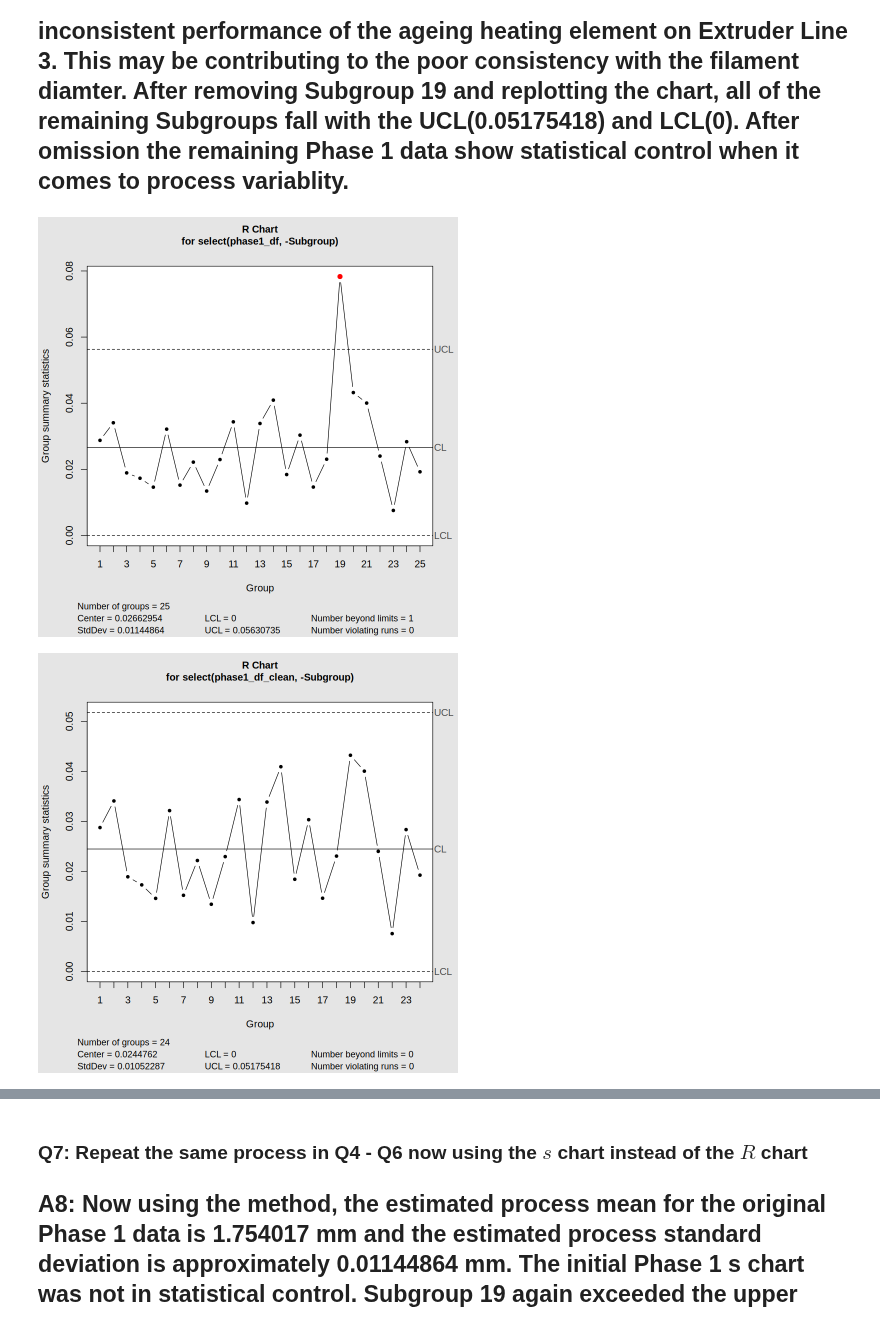
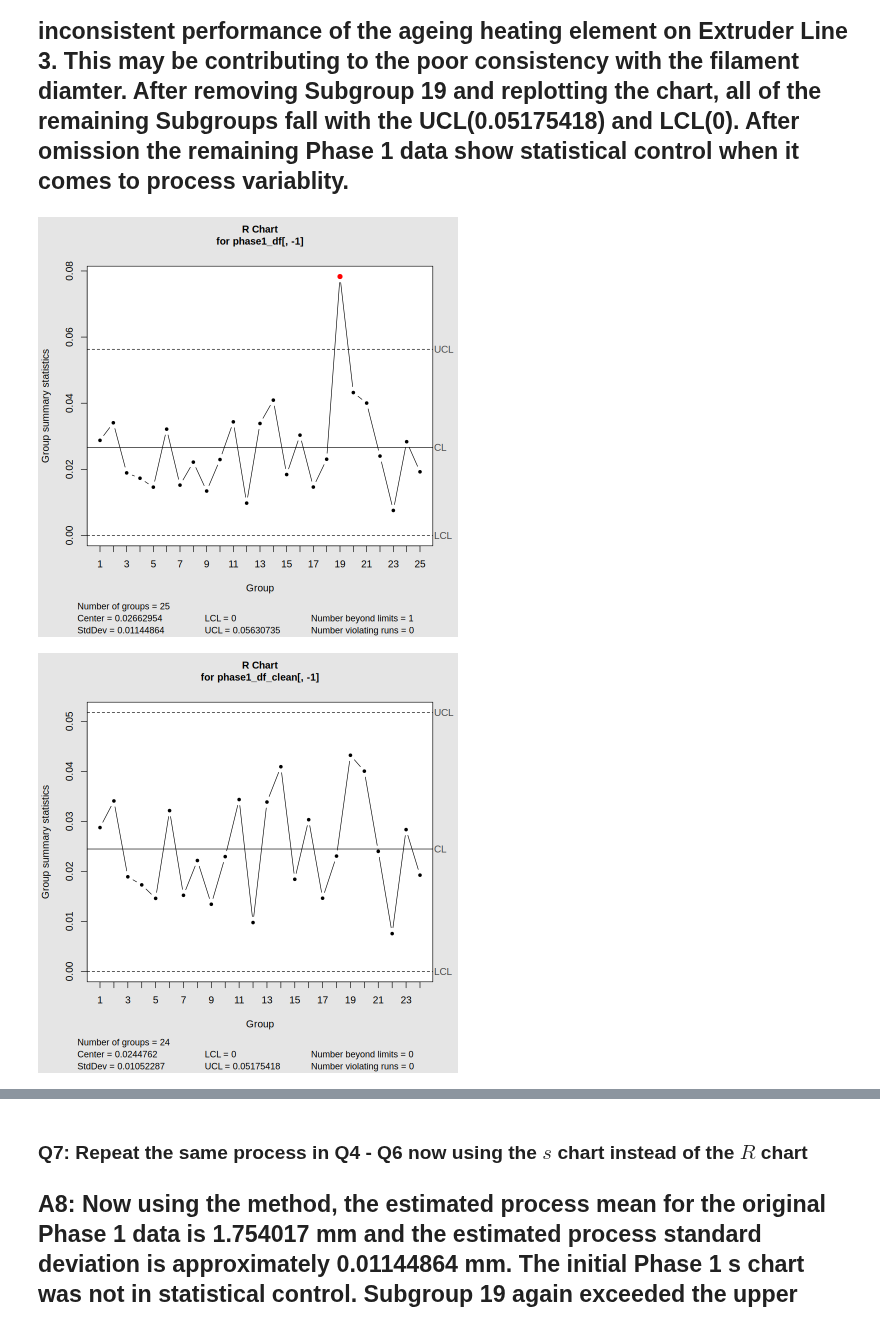
Before and after one commit to garrettspringsted/STAT-7110-Quality-Control, a Jupyter notebook: Assignments/HW1/STAT-7110-HW1.ipynb, the cells around one changed output, grey strips where cells are left out. Saved outputs shown, nothing was run; the diff lists cells and outputs as text; code cells hidden in the pictures.

```diff
--- a/Assignments/HW1/STAT-7110-HW1.ipynb
+++ b/Assignments/HW1/STAT-7110-HW1.ipynb
@@ -146,21 +146,21 @@ $ Meas5    <dbl> 1.755669, 1.744550, 1.745075, 1.748262, 1.742620, 1.737254, 1
 
 ## A5: Subgroup 19 appears to be above the UCL of 0.05630735. This indicates high variablity in the diameter of the filament in that Subgroup. One possible reason for this observation may be from poor or inconsistent performance of the ageing heating element on Extruder Line 3. This may be contributing to the poor consistency with the filament diamter. After removing Subgroup 19 and replotting the chart, all of the remaining Subgroups fall with the UCL(0.05175418) and LCL(0). After omission the remaining Phase 1 data show statistical control when it comes to process variablity.
 # %%
-phase1_R<-qcc(phase1_df |> select[,-1]
+phase1_R<-qcc(phase1_df[,-1],
                                   type= "R",
                                   plot= TRUE)
 
 ## Removal of Subgroup 19 ##
 phase1_df_clean <- phase1_df |>
   filter(Subgroup !=19)
 
 ## Run without 19 ##
-phase1_R_clean <-qcc(phase1_df_clean |> select[,-1],
+phase1_R_clean <-qcc(phase1_df_clean[,-1],
                                                 type= "R",
                                                 plot=TRUE)
 # %% [output]
-[figure, old version]
+[figure, new version]
-[figure, old version]
+[figure, new version]
 # %% [markdown]
 ### Q6: Using only the subgroups retained after Q5, construct the Phase I $\bar{X}$ chart. Does the chart show evidence of statistical control? If not, identify the out-of-control subgroup(s) by number and provide a contextual explanation as to why these OOC points may have been observed, omit these points, and replot the chart until statistical control is observed.
 
```
Also changed, not shown: parts of 7 cells of this notebook.
